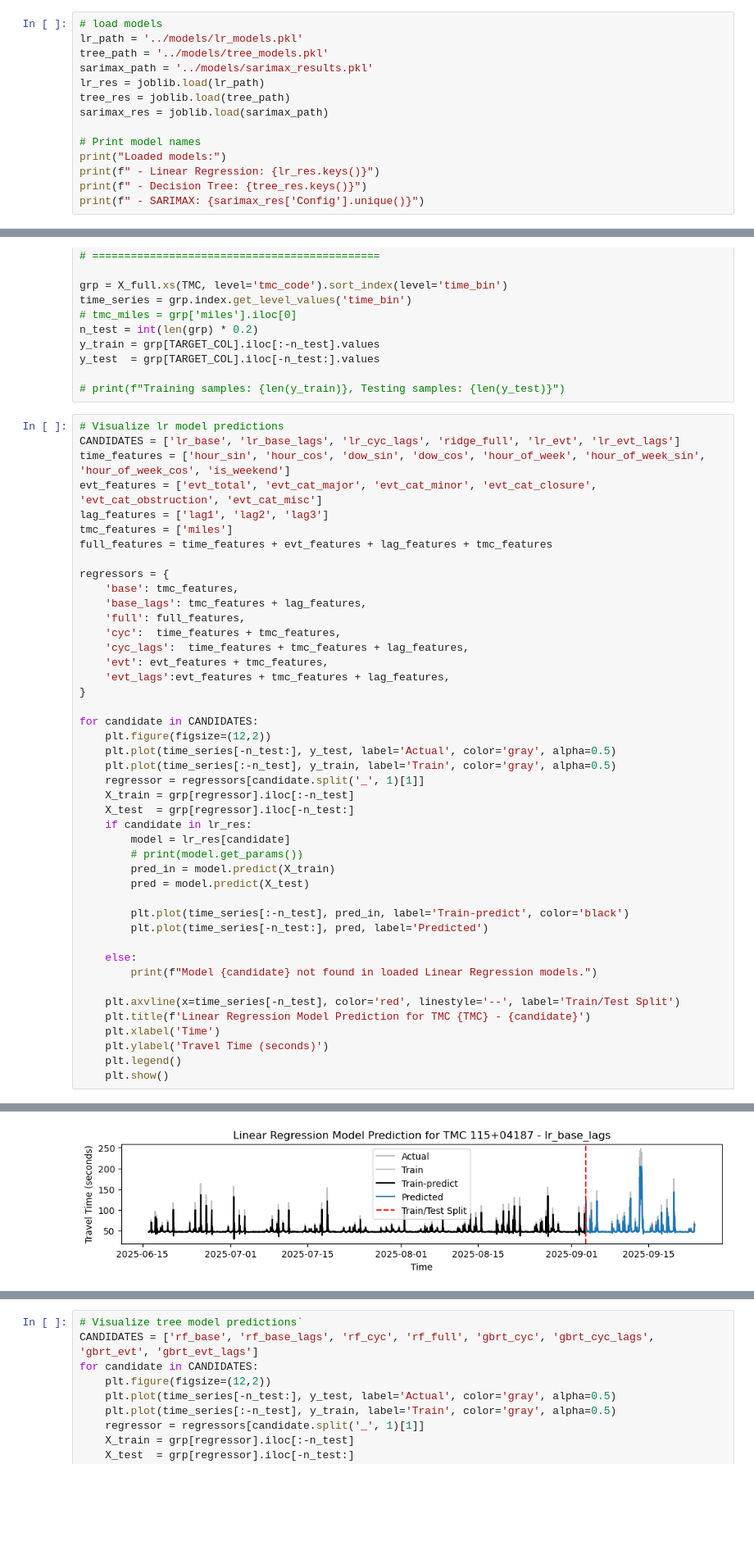
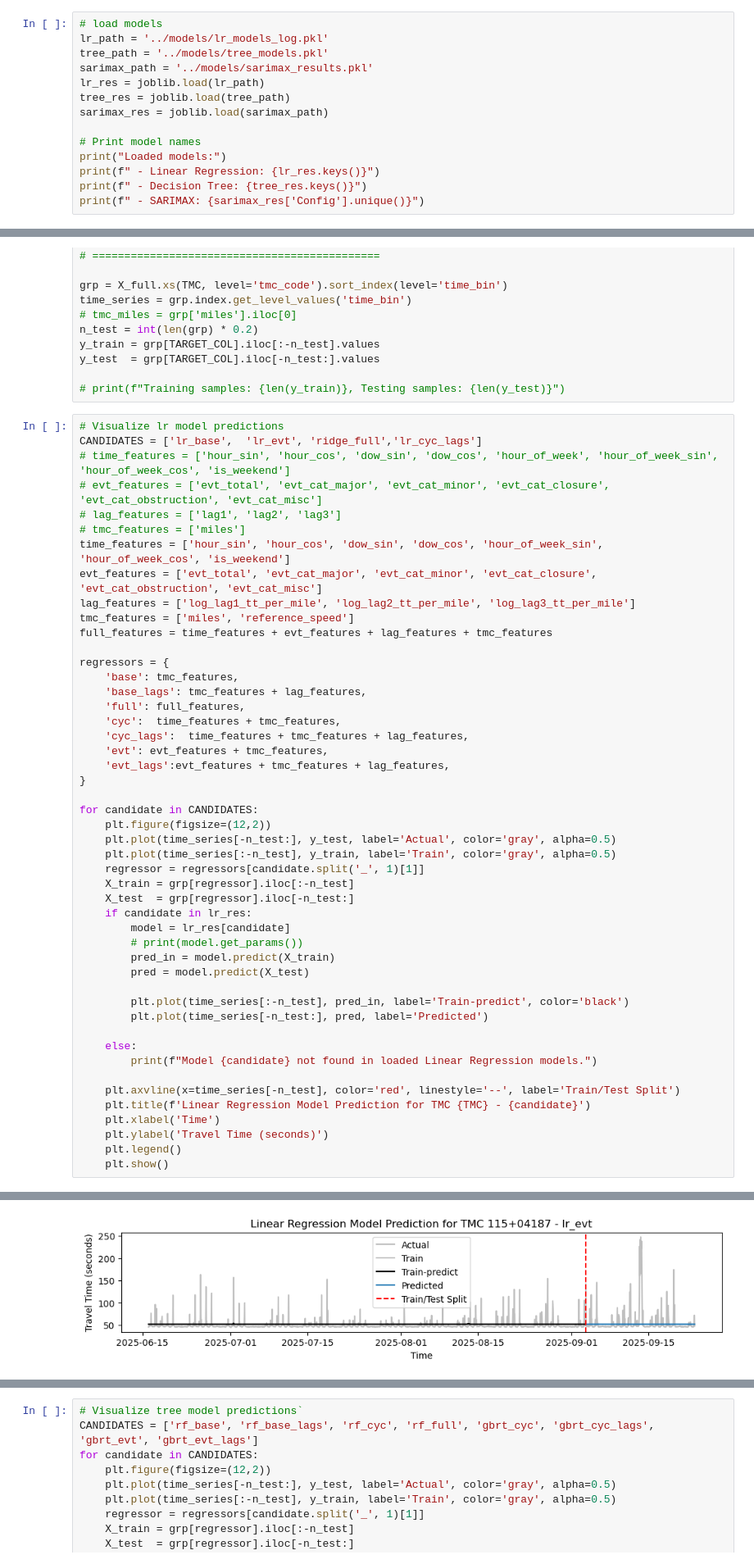
Before and after one commit to kdona/fall-2025-traffic-prediction, a Jupyter notebook: notebooks/i10_model_comparison.ipynb, the cells around one changed output, grey strips where cells are left out. Shown at 82% size. Cells and saved outputs as stored; diff of their text form; blank space fills up the shorter version.

```diff
--- a/notebooks/i10_model_comparison.ipynb
+++ b/notebooks/i10_model_comparison.ipynb
@@ -26,6 +18,6 @@ X_full type: <class 'pandas.core.frame.DataFrame'> shape: (119132, 23)
 # %%
 # load models
-lr_path = '../models/lr_models.pkl'
+lr_path = '../models/lr_models_log.pkl'
 tree_path = '../models/tree_models.pkl'
 sarimax_path = '../models/sarimax_results.pkl'
 lr_res = joblib.load(lr_path)
@@ -61,11 +53,15 @@ y_test  = grp[TARGET_COL].iloc[-n_test:].values
 # print(f"Training samples: {len(y_train)}, Testing samples: {len(y_test)}")
 # %%
 # Visualize lr model predictions
-CANDIDATES = ['lr_base', 'lr_base_lags', 'lr_cyc_lags', 'ridge_full', 'lr_evt', 'lr_evt_lags']
-time_features = ['hour_sin', 'hour_cos', 'dow_sin', 'dow_cos', 'hour_of_week', 'hour_of_week_sin', 'hour_of_week_cos', 'is_weekend']
+CANDIDATES = ['lr_base',  'lr_evt', 'ridge_full','lr_cyc_lags']
+# time_features = ['hour_sin', 'hour_cos', 'dow_sin', 'dow_cos', 'hour_of_week', 'hour_of_week_sin', 'hour_of_week_cos', 'is_weekend']
+# evt_features = ['evt_total', 'evt_cat_major', 'evt_cat_minor', 'evt_cat_closure', 'evt_cat_obstruction', 'evt_cat_misc']
+# lag_features = ['lag1', 'lag2', 'lag3']
+# tmc_features = ['miles']
+time_features = ['hour_sin', 'hour_cos', 'dow_sin', 'dow_cos', 'hour_of_week_sin', 'hour_of_week_cos', 'is_weekend']
 evt_features = ['evt_total', 'evt_cat_major', 'evt_cat_minor', 'evt_cat_closure', 'evt_cat_obstruction', 'evt_cat_misc']
-lag_features = ['lag1', 'lag2', 'lag3']
-tmc_features = ['miles']
+lag_features = ['log_lag1_tt_per_mile', 'log_lag2_tt_per_mile', 'log_lag3_tt_per_mile']
+tmc_features = ['miles', 'reference_speed']
 full_features = time_features + evt_features + lag_features + tmc_features
 
 regressors = {
@@ -78,31 +74,31 @@ regressors = {
     'evt_lags':evt_features + tmc_features + lag_features,
 }
 
 for candidate in CANDIDATES:
     plt.figure(figsize=(12,2))
     plt.plot(time_series[-n_test:], y_test, label='Actual', color='gray', alpha=0.5)
     plt.plot(time_series[:-n_test], y_train, label='Train', color='gray', alpha=0.5)
     regressor = regressors[candidate.split('_', 1)[1]]
     X_train = grp[regressor].iloc[:-n_test]
     X_test  = grp[regressor].iloc[-n_test:]
     if candidate in lr_res:
         model = lr_res[candidate]
         # print(model.get_params())
         pred_in = model.predict(X_train)
         pred = model.predict(X_test)
 
         plt.plot(time_series[:-n_test], pred_in, label='Train-predict', color='black')
         plt.plot(time_series[-n_test:], pred, label='Predicted')
 
     else:
         print(f"Model {candidate} not found in loaded Linear Regression models.")
 
     plt.axvline(x=time_series[-n_test], color='red', linestyle='--', label='Train/Test Split')
     plt.title(f'Linear Regression Model Prediction for TMC {TMC} - {candidate}')
     plt.xlabel('Time')
     plt.ylabel('Travel Time (seconds)')
     plt.legend()
     plt.show()
 # %% [output]
 [figure]
-[figure, old version]
+[figure, new version]
```
Also changed, not shown: parts of 6 cells of this notebook, 6 other files.
